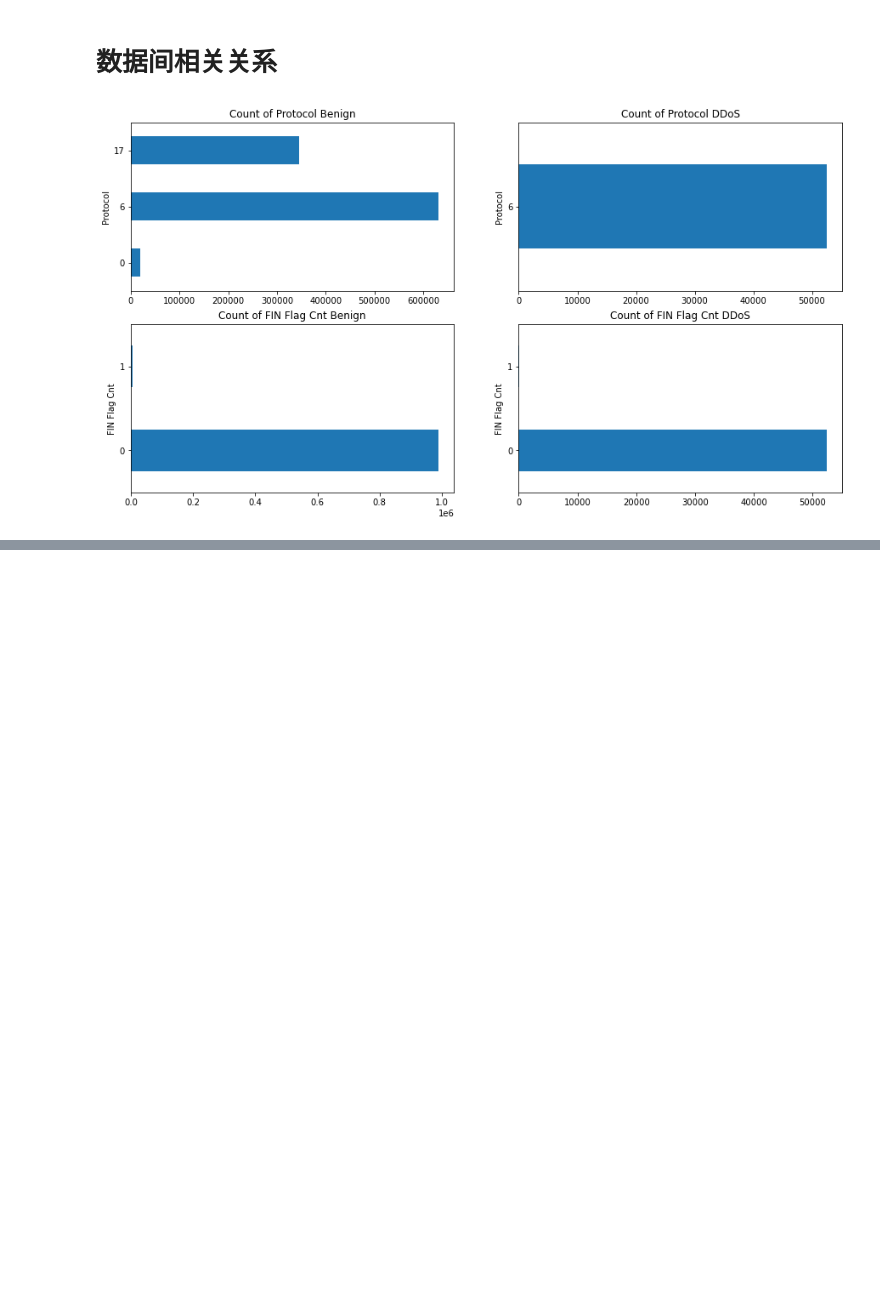
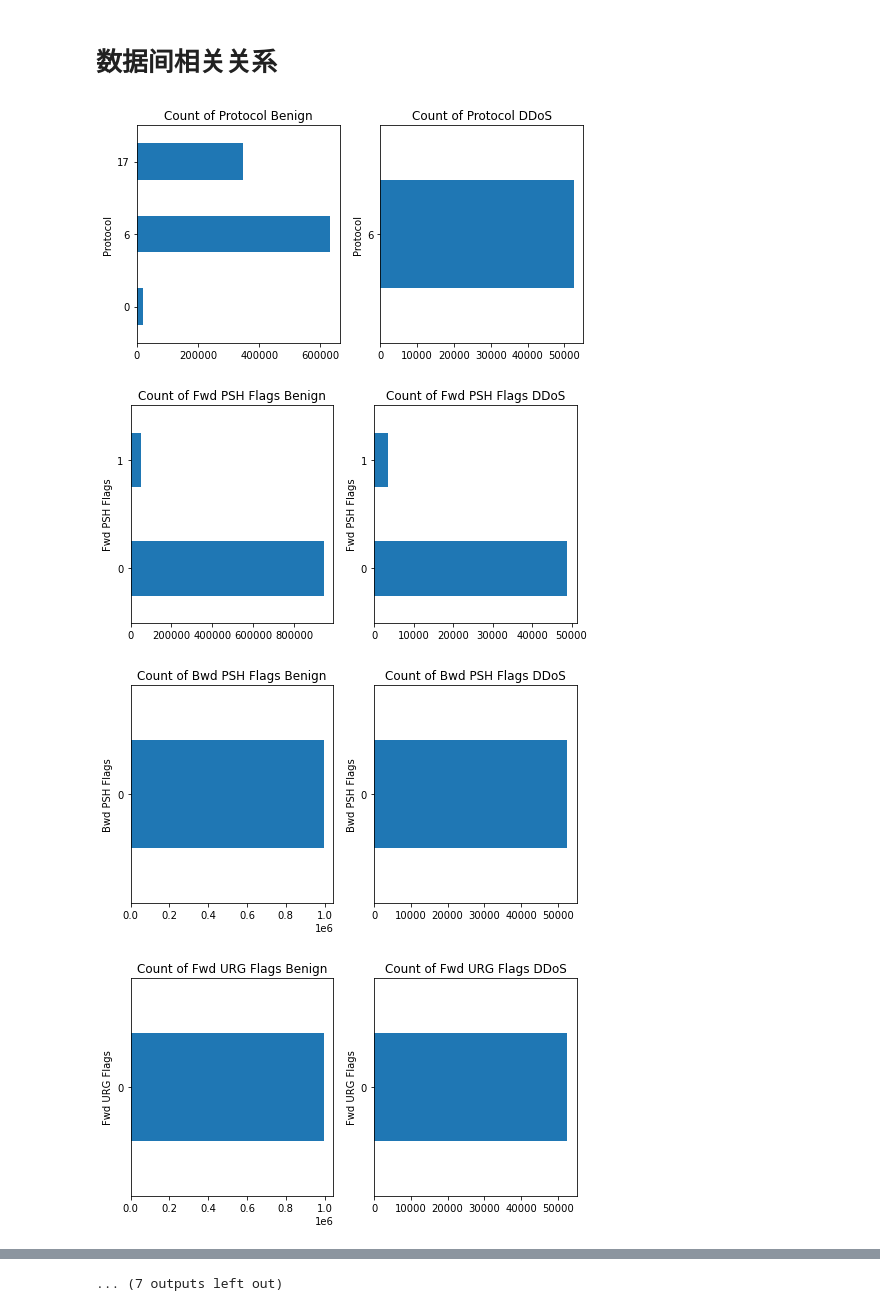
Before and after one commit to Bil369/IDS2018-DDoS-Traffic-Classify, a Jupyter notebook: EDA.ipynb, the cells around one changed output, grey strips where cells are left out. Saved outputs shown, nothing was run; the diff lists cells and outputs as text; code cells hidden in the pictures; blank space fills up the shorter version.

```diff
--- a/EDA.ipynb
+++ b/EDA.ipynb
@@ -298,11 +301,13 @@ g = g.map(sns.distplot, "value")
 train_benign = data.loc[data['Label'] == 'Benign']
 train_ddos = data.loc[data['Label'] != 'Benign']
 # %%
-fig, ((ax1, ax2), (ax3, ax4)) = plt.subplots(2, 2, figsize=(15, 8))
-train_benign.groupby('Protocol')['Protocol'].count().plot(kind='barh', ax=ax1, title='Count of Protocol Benign')
-train_ddos.groupby('Protocol')['Protocol'].count().plot(kind='barh', ax=ax2, title='Count of Protocol DDoS')
-train_benign.groupby('FIN Flag Cnt')['FIN Flag Cnt'].count().plot(kind='barh', ax=ax3, title='Count of FIN Flag Cnt Benign')
-train_ddos.groupby('FIN Flag Cnt')['FIN Flag Cnt'].count().plot(kind='barh', ax=ax4, title='Count of FIN Flag Cnt DDoS')
-plt.show()
+for fea in numerical_noserial_fea:
+    fig, ((ax1, ax2)) = plt.subplots(1, 2, figsize=(8, 4))
+    train_benign.groupby(fea)[fea].count().plot(kind='barh', ax=ax1, title='Count of '+ fea + ' Benign')
+    train_ddos.groupby(fea)[fea].count().plot(kind='barh', ax=ax2, title='Count of '+ fea + ' DDoS')
+    plt.show()
 # %% [output]
-[figure, old version]
+[figure, new version]
+[figure, added]
+[figure, added]
+[figure, added]
@@ -308,0 +322 @@ plt.show()
+... (7 outputs left out)
```
Also changed, not shown: parts of 14 cells of this notebook, 2 other files.
